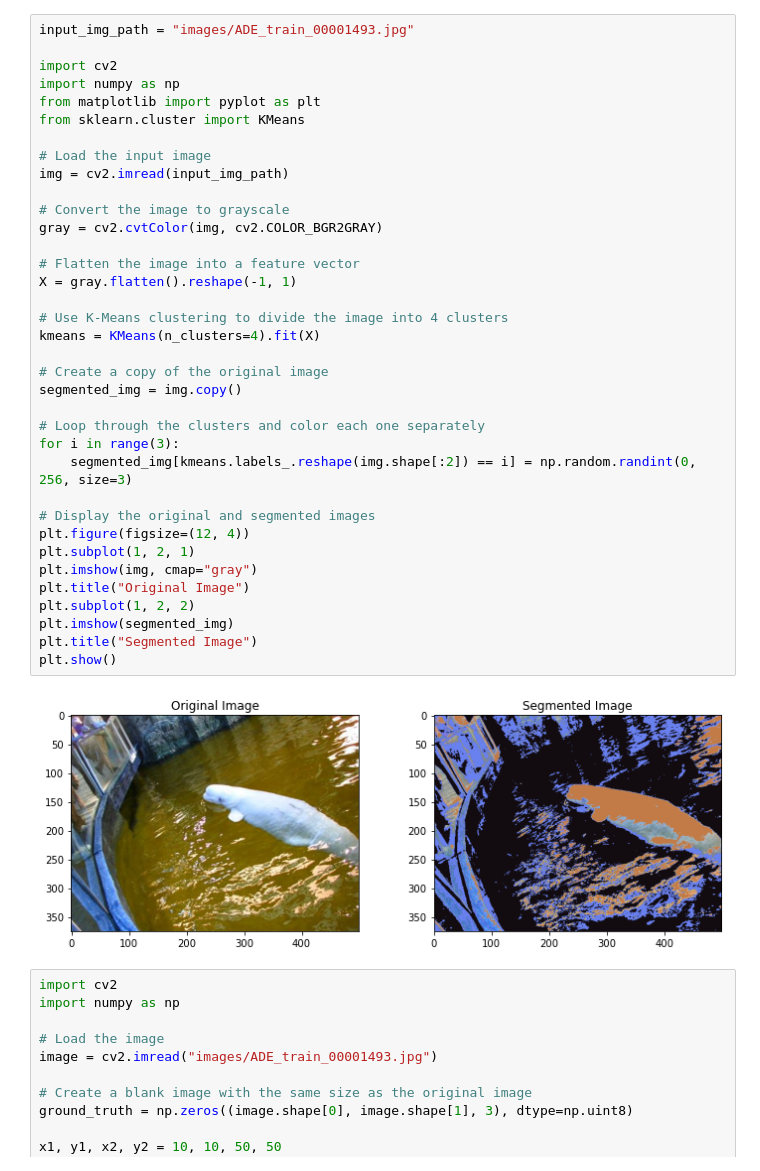
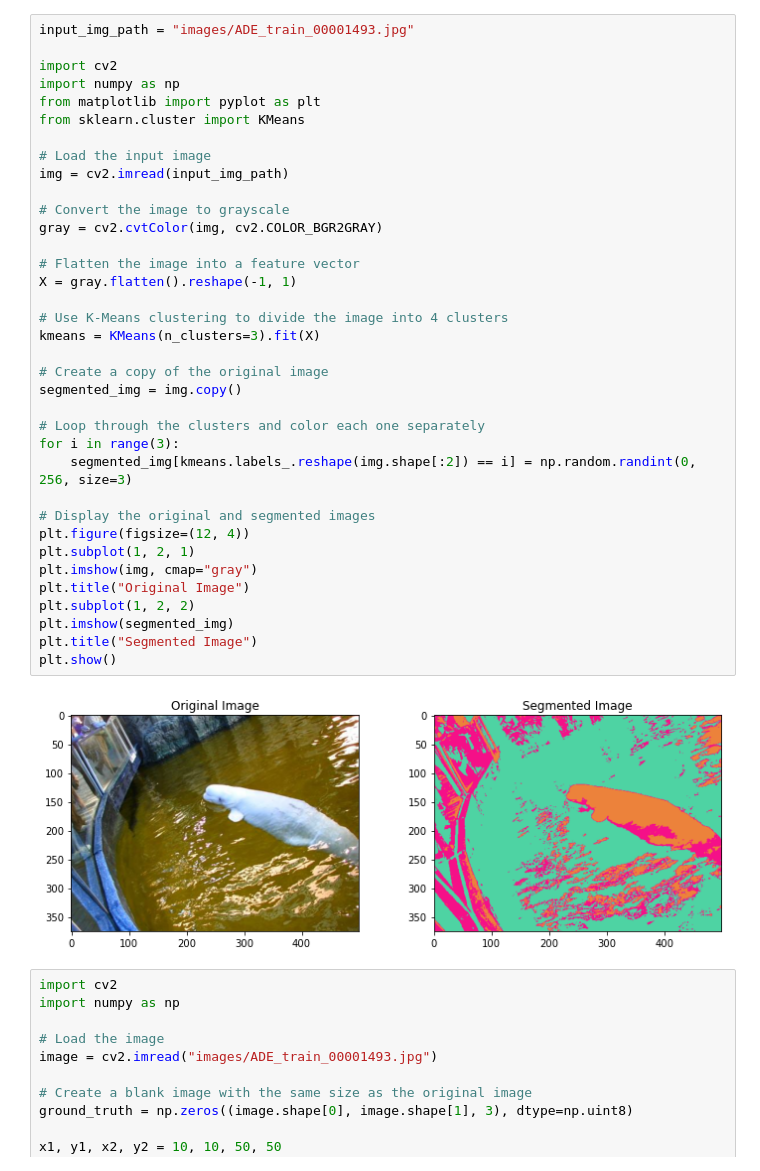
Before and after one commit to daviddeket/image_segmentation, a Jupyter notebook: clustering_based_segmentation.ipynb, the cells around one changed output. Cells and saved outputs as stored; diff of their text form.

```diff
--- a/clustering_based_segmentation.ipynb
+++ b/clustering_based_segmentation.ipynb
@@ -7,35 +7,35 @@ from matplotlib import pyplot as plt
 from sklearn.cluster import KMeans
 
 # Load the input image
 img = cv2.imread(input_img_path)
 
 # Convert the image to grayscale
 gray = cv2.cvtColor(img, cv2.COLOR_BGR2GRAY)
 
 # Flatten the image into a feature vector
 X = gray.flatten().reshape(-1, 1)
 
 # Use K-Means clustering to divide the image into 4 clusters
-kmeans = KMeans(n_clusters=4).fit(X)
+kmeans = KMeans(n_clusters=3).fit(X)
 
 # Create a copy of the original image
 segmented_img = img.copy()
 
 # Loop through the clusters and color each one separately
 for i in range(3):
     segmented_img[kmeans.labels_.reshape(img.shape[:2]) == i] = np.random.randint(0, 256, size=3)
 
 # Display the original and segmented images
 plt.figure(figsize=(12, 4))
 plt.subplot(1, 2, 1)
 plt.imshow(img, cmap="gray")
 plt.title("Original Image")
 plt.subplot(1, 2, 2)
 plt.imshow(segmented_img)
 plt.title("Segmented Image")
 plt.show()
 # %% [output]
-[figure, old version]
+[figure, new version]
 # %%
 import cv2
 import numpy as np
```
Also changed, not shown: 1 other file.
